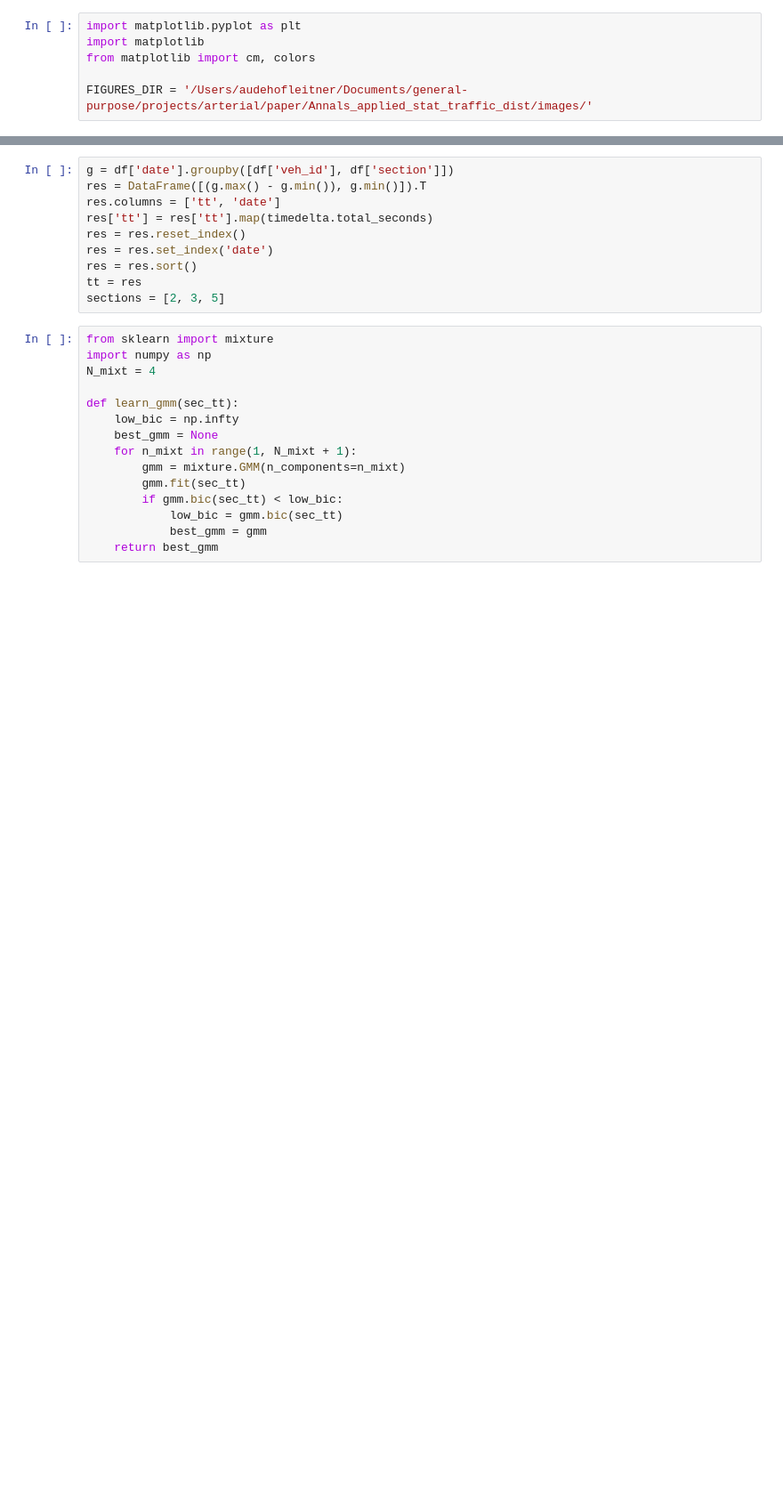
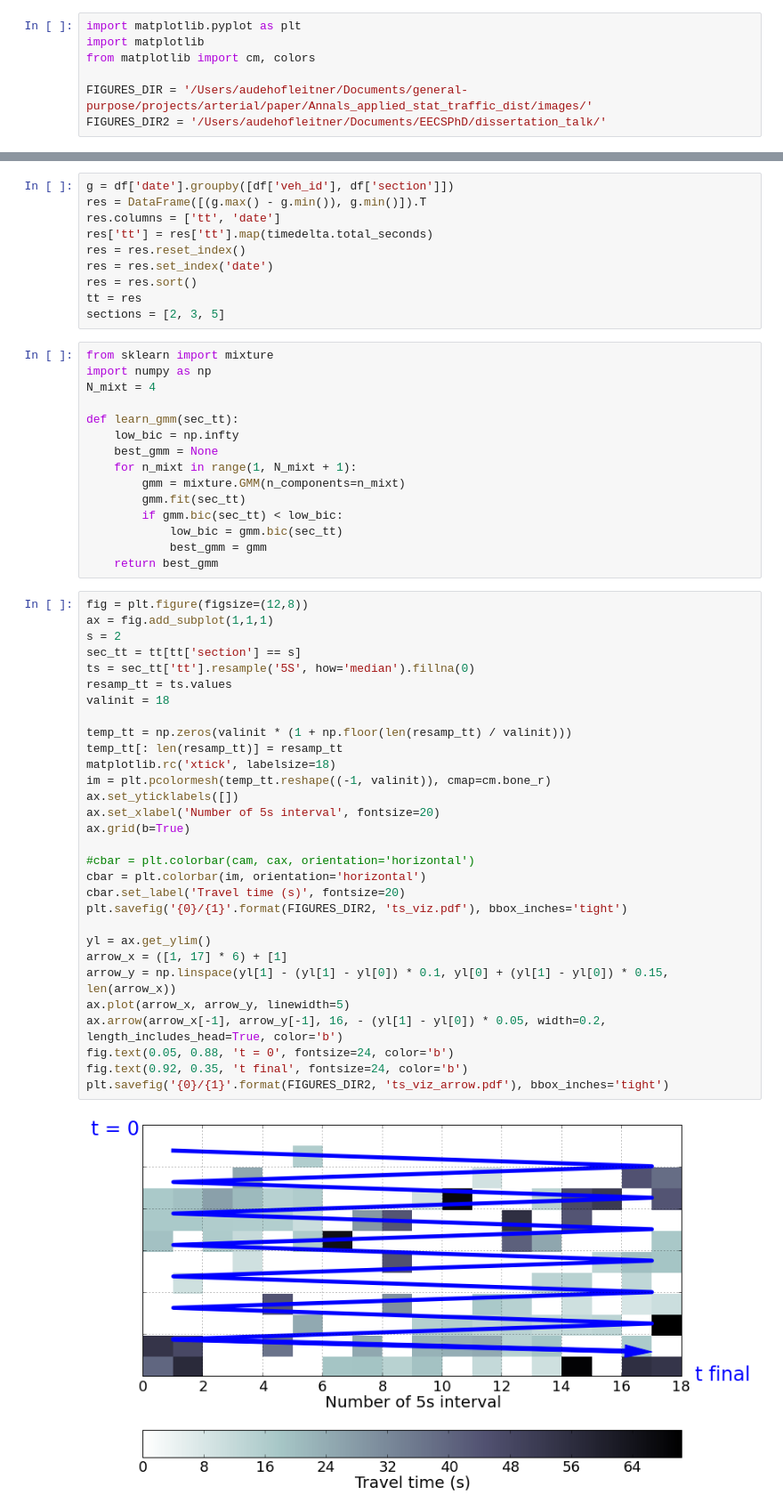
Before and after one commit to YOUYOU1128/urban-travel-time-distributions, a Jupyter notebook: python/notebook/NGSIM visualization.ipynb, the cells around one changed output, grey strips where cells are left out. Shown at 89% size. Drawn from its saved outputs; the diff is of its cells as text; blank space fills up the shorter version.

```diff
--- a/python/notebook/NGSIM visualization.ipynb
+++ b/python/notebook/NGSIM visualization.ipynb
@@ -78,6 +78,7 @@ import matplotlib
 from matplotlib import cm, colors
 
 FIGURES_DIR = '/Users/audehofleitner/Documents/general-purpose/projects/arterial/paper/Annals_applied_stat_traffic_dist/images/'
+FIGURES_DIR2 = '/Users/audehofleitner/Documents/EECSPhD/dissertation_talk/'
 # %% [markdown]
 ### Trajectories
 # %%
@@ -128,6 +129,38 @@ def learn_gmm(sec_tt):
             low_bic = gmm.bic(sec_tt)
             best_gmm = gmm
     return best_gmm
+# %%
+fig = plt.figure(figsize=(12,8))
+ax = fig.add_subplot(1,1,1)
+s = 2
+sec_tt = tt[tt['section'] == s]
+ts = sec_tt['tt'].resample('5S', how='median').fillna(0)
+resamp_tt = ts.values
+valinit = 18
+
+temp_tt = np.zeros(valinit * (1 + np.floor(len(resamp_tt) / valinit)))
+temp_tt[: len(resamp_tt)] = resamp_tt
+matplotlib.rc('xtick', labelsize=18)
+im = plt.pcolormesh(temp_tt.reshape((-1, valinit)), cmap=cm.bone_r)
+ax.set_yticklabels([])
+ax.set_xlabel('Number of 5s interval', fontsize=20)
+ax.grid(b=True)
+
+#cbar = plt.colorbar(cam, cax, orientation='horizontal')
+cbar = plt.colorbar(im, orientation='horizontal')
+cbar.set_label('Travel time (s)', fontsize=20)
+plt.savefig('{0}/{1}'.format(FIGURES_DIR2, 'ts_viz.pdf'), bbox_inches='tight')
+
+yl = ax.get_ylim()
+arrow_x = ([1, 17] * 6) + [1]
+arrow_y = np.linspace(yl[1] - (yl[1] - yl[0]) * 0.1, yl[0] + (yl[1] - yl[0]) * 0.15, len(arrow_x))
+ax.plot(arrow_x, arrow_y, linewidth=5)
+ax.arrow(arrow_x[-1], arrow_y[-1], 16, - (yl[1] - yl[0]) * 0.05, width=0.2, length_includes_head=True, color='b')
+fig.text(0.05, 0.88, 't = 0', fontsize=24, color='b')
+fig.text(0.92, 0.35, 't final', fontsize=24, color='b')
+plt.savefig('{0}/{1}'.format(FIGURES_DIR2, 'ts_viz_arrow.pdf'), bbox_inches='tight')
+# %% [output]
+[figure, added]
 # %%
 fig = plt.figure(figsize=(12,8))
 cax = fig.add_axes([0.1, 0.02, 0.8, 0.04])
```
Also changed, not shown: parts of 2 cells of this notebook, 2 other files.
